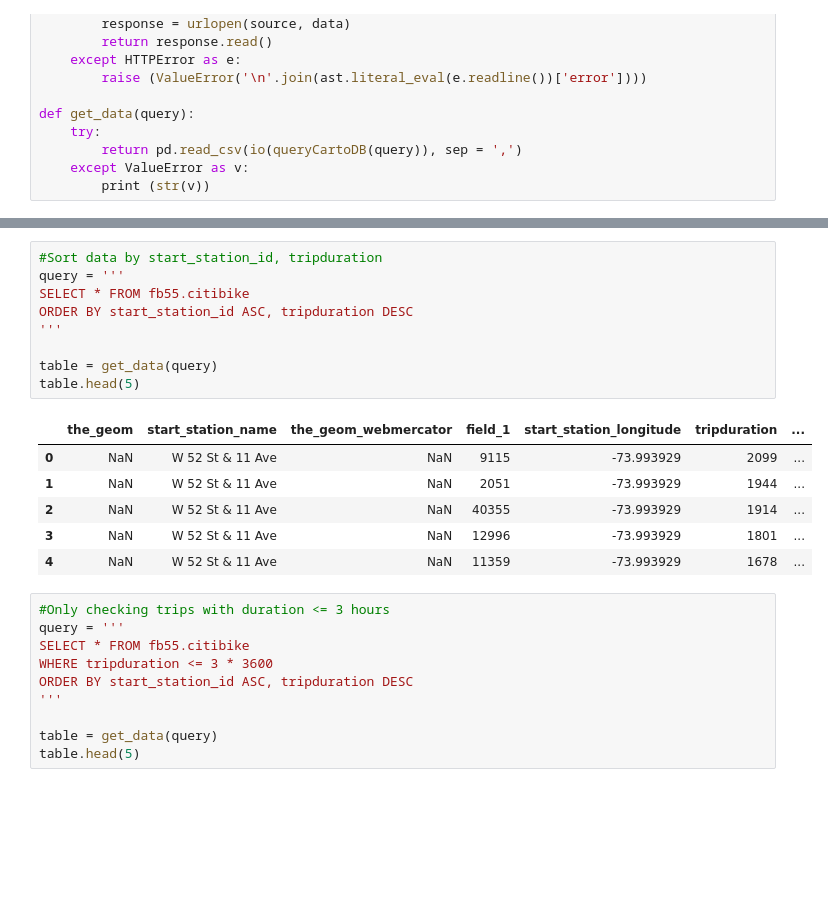
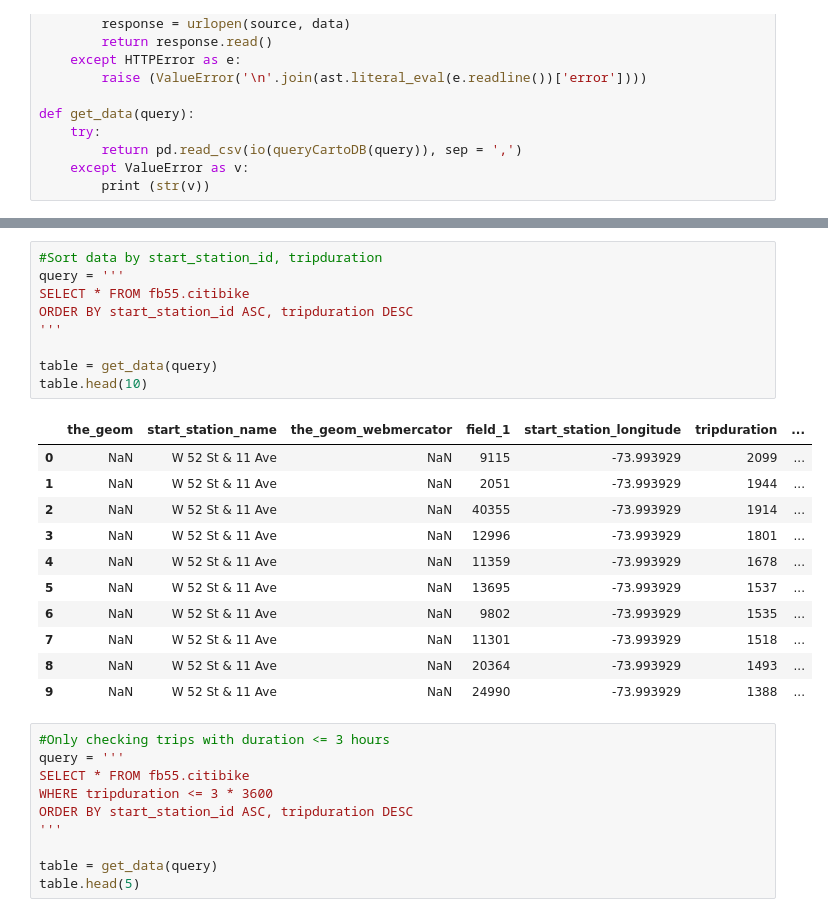
Before and after one commit to qiuyliu/PUI2018_ql459, a Jupyter notebook: HW6_ql459/SQL_query_ql459.ipynb, the cells around one changed output, grey strips where cells are left out. Saved outputs shown, nothing was run; the diff lists cells and outputs as text; blank space fills up the shorter version.

```diff
--- a/HW6_ql459/SQL_query_ql459.ipynb
+++ b/HW6_ql459/SQL_query_ql459.ipynb
@@ -69,19 +66,24 @@ table.head(5)
 # %%
 #Sort data by start_station_id, tripduration
 query = '''
 SELECT * FROM fb55.citibike
 ORDER BY start_station_id ASC, tripduration DESC
 '''
 
 table = get_data(query)
-table.head(5)
+table.head(10)
 # %% [output]
 |  | the_geom | start_station_name | the_geom_webmercator | field_1 | start_station_longitude | tripduration | ... |
 | 0 | NaN | W 52 St & 11 Ave | NaN | 9115 | -73.993929 | 2099 | ... |
 | 1 | NaN | W 52 St & 11 Ave | NaN | 2051 | -73.993929 | 1944 | ... |
 | 2 | NaN | W 52 St & 11 Ave | NaN | 40355 | -73.993929 | 1914 | ... |
 | 3 | NaN | W 52 St & 11 Ave | NaN | 12996 | -73.993929 | 1801 | ... |
 | 4 | NaN | W 52 St & 11 Ave | NaN | 11359 | -73.993929 | 1678 | ... |
+| 5 | NaN | W 52 St & 11 Ave | NaN | 13695 | -73.993929 | 1537 | ... |
+| 6 | NaN | W 52 St & 11 Ave | NaN | 9802 | -73.993929 | 1535 | ... |
+| 7 | NaN | W 52 St & 11 Ave | NaN | 11301 | -73.993929 | 1518 | ... |
+| 8 | NaN | W 52 St & 11 Ave | NaN | 20364 | -73.993929 | 1493 | ... |
+| 9 | NaN | W 52 St & 11 Ave | NaN | 24990 | -73.993929 | 1388 | ... |
 # %%
 #Only checking trips with duration <= 3 hours
 query = '''
```
Also changed, not shown: parts of 2 cells of this notebook, 13 other files.
